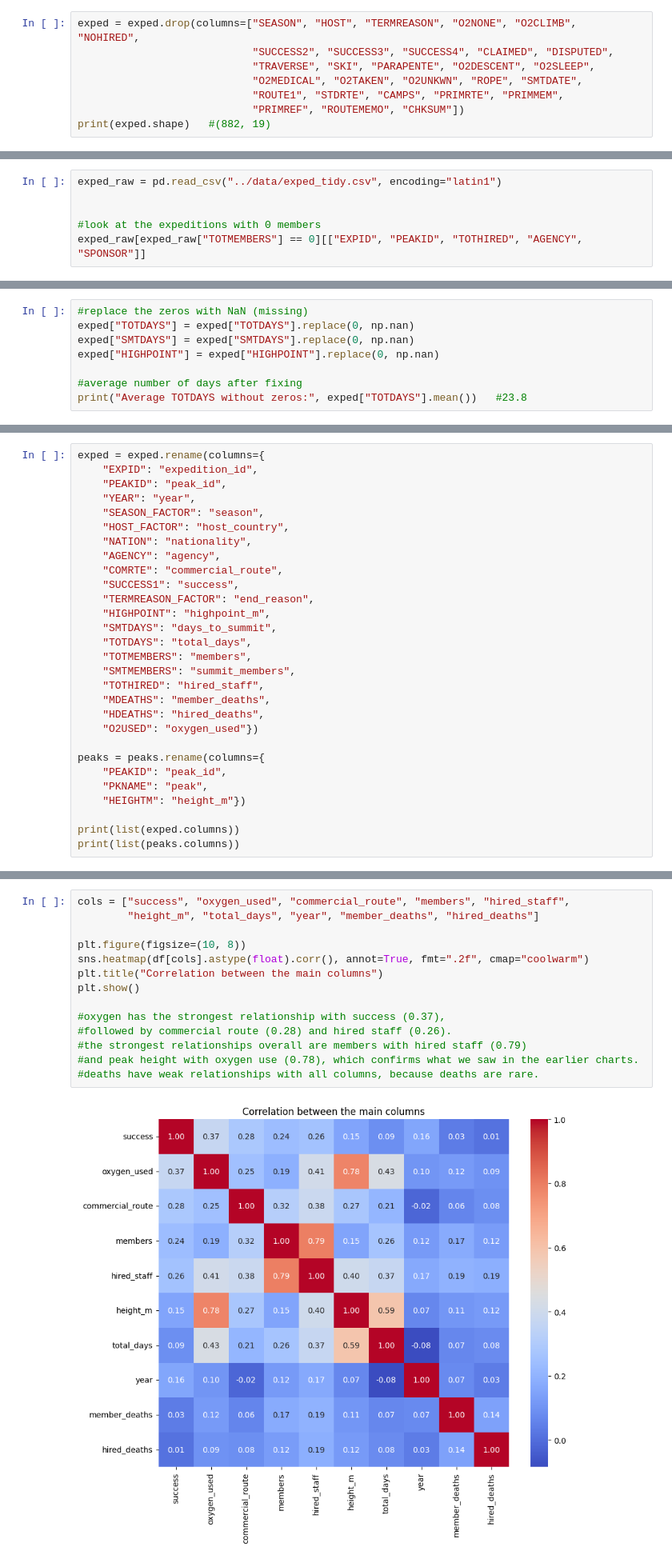
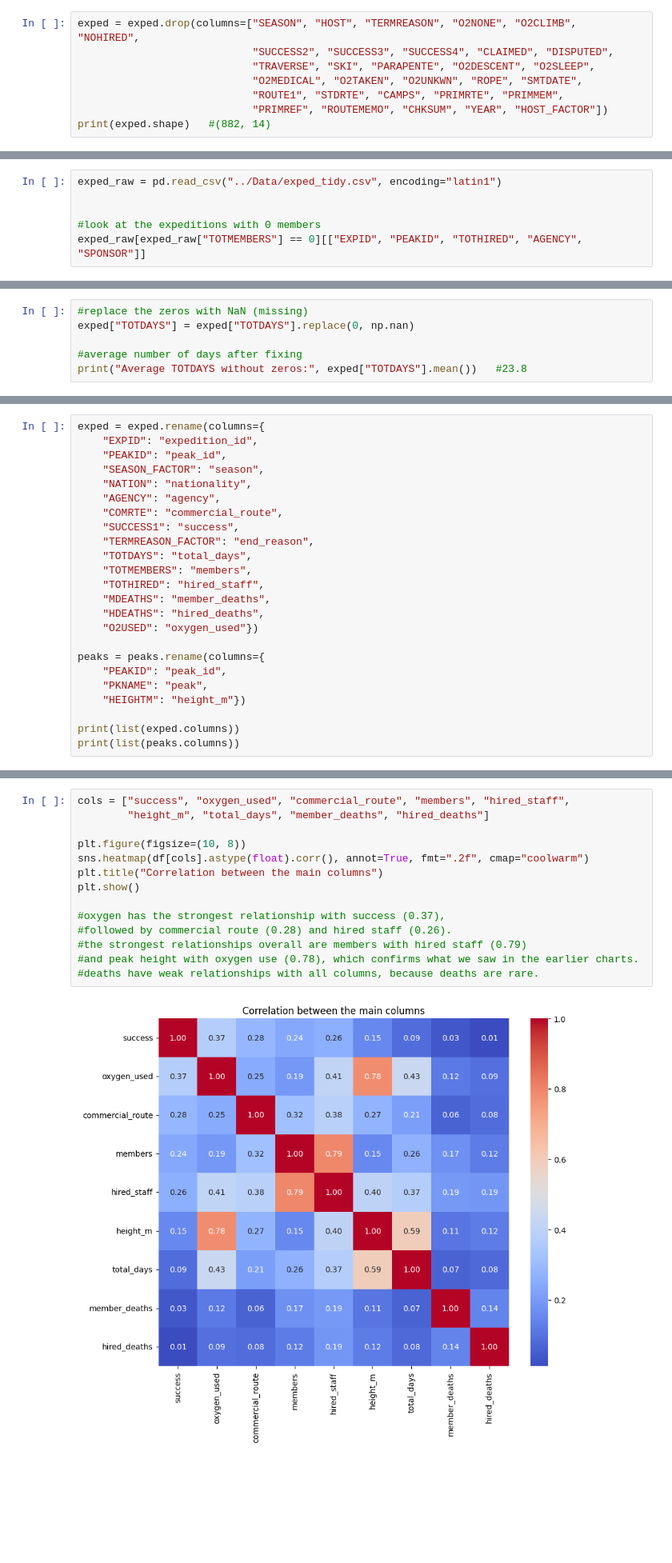
Before and after one commit to Aleenw/himalayan-expeditions-analysis, a Jupyter notebook: notebook/himalayan_eda.ipynb, the cells around one changed output, grey strips where cells are left out. Shown at 80% size. Saved outputs shown, nothing was run; the diff lists cells and outputs as text; blank space fills up the shorter version.

```diff
--- a/notebook/himalayan_eda.ipynb
+++ b/notebook/himalayan_eda.ipynb
@@ -340,6 +352,6 @@ exped = exped.drop(columns=["SEASON", "HOST", "TERMREASON", "O2NONE", "O2CLIMB",
                             "TRAVERSE", "SKI", "PARAPENTE", "O2DESCENT", "O2SLEEP",
                             "O2MEDICAL", "O2TAKEN", "O2UNKWN", "ROPE", "SMTDATE",
                             "ROUTE1", "STDRTE", "CAMPS", "PRIMRTE", "PRIMMEM",
-                            "PRIMREF", "ROUTEMEMO", "CHKSUM"])
-print(exped.shape)   #(882, 19)
+                            "PRIMREF", "ROUTEMEMO", "CHKSUM", "YEAR", "HOST_FACTOR"])
+print(exped.shape)   #(882, 14)
 # %% [output]
@@ -403,7 +417,7 @@ exped["AGENCY"] = exped["AGENCY"].fillna("Unknown")
 # %% [markdown]
 #### b) Expeditions with 0 members
 # %%
-exped_raw = pd.read_csv("../data/exped_tidy.csv", encoding="latin1")
+exped_raw = pd.read_csv("../Data/exped_tidy.csv", encoding="latin1")
 
 
 #look at the expeditions with 0 members
@@ -450,8 +460,6 @@ Average TOTDAYS with zeros: 9.144009216589861
 # %%
 #replace the zeros with NaN (missing)
 exped["TOTDAYS"] = exped["TOTDAYS"].replace(0, np.nan)
-exped["SMTDAYS"] = exped["SMTDAYS"].replace(0, np.nan)
-exped["HIGHPOINT"] = exped["HIGHPOINT"].replace(0, np.nan)
 
 #average number of days after fixing
 print("Average TOTDAYS without zeros:", exped["TOTDAYS"].mean())   #23.8
@@ -559,19 +561,14 @@ All columns already have the right type: numbers are integers, yes/no columns ar
 exped = exped.rename(columns={
     "EXPID": "expedition_id",
     "PEAKID": "peak_id",
-    "YEAR": "year",
     "SEASON_FACTOR": "season",
-    "HOST_FACTOR": "host_country",
     "NATION": "nationality",
     "AGENCY": "agency",
     "COMRTE": "commercial_route",
     "SUCCESS1": "success",
     "TERMREASON_FACTOR": "end_reason",
-    "HIGHPOINT": "highpoint_m",
-    "SMTDAYS": "days_to_summit",
     "TOTDAYS": "total_days",
     "TOTMEMBERS": "members",
-    "SMTMEMBERS": "summit_members",
     "TOTHIRED": "hired_staff",
     "MDEATHS": "member_deaths",
     "HDEATHS": "hired_deaths",
@@ -1071,20 +1068,20 @@ Name: count, dtype: int64
 [figure]
 # %%
 cols = ["success", "oxygen_used", "commercial_route", "members", "hired_staff",
-        "height_m", "total_days", "year", "member_deaths", "hired_deaths"]
+        "height_m", "total_days", "member_deaths", "hired_deaths"]
 
 plt.figure(figsize=(10, 8))
 sns.heatmap(df[cols].astype(float).corr(), annot=True, fmt=".2f", cmap="coolwarm")
 plt.title("Correlation between the main columns")
 plt.show()
 
 #oxygen has the strongest relationship with success (0.37),
 #followed by commercial route (0.28) and hired staff (0.26).
 #the strongest relationships overall are members with hired staff (0.79)
 #and peak height with oxygen use (0.78), which confirms what we saw in the earlier charts.
 #deaths have weak relationships with all columns, because deaths are rare.
 # %% [output]
-[figure, old version]
+[figure, new version]
 # %%
 #typical trip length on mountains with at least 10 known trips
 days = df.groupby("peak")["total_days"].agg(["median", "count"])
```
Also changed, not shown: parts of 18 cells of this notebook, 1 other file.
